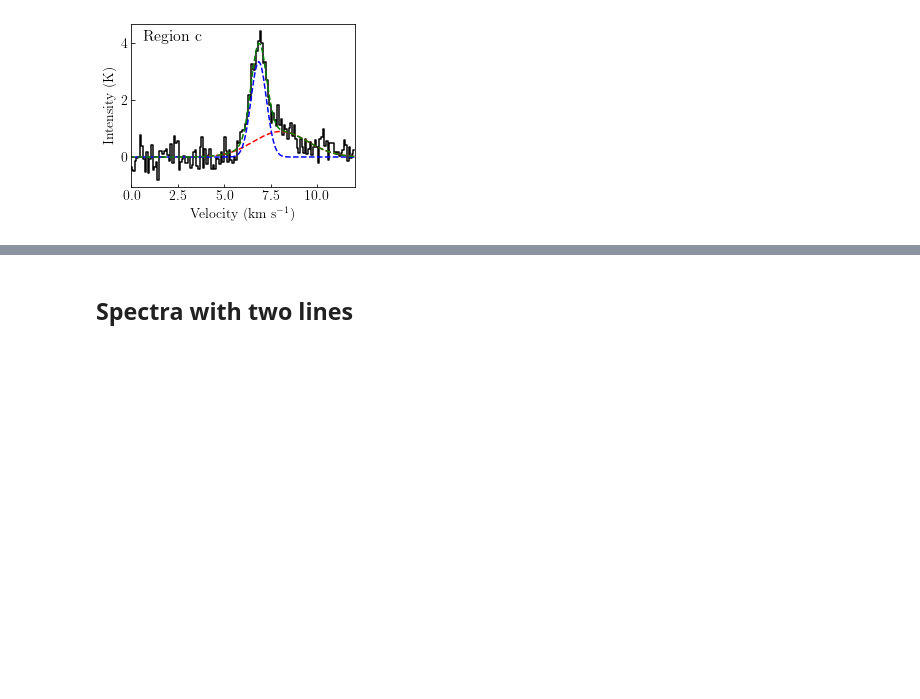
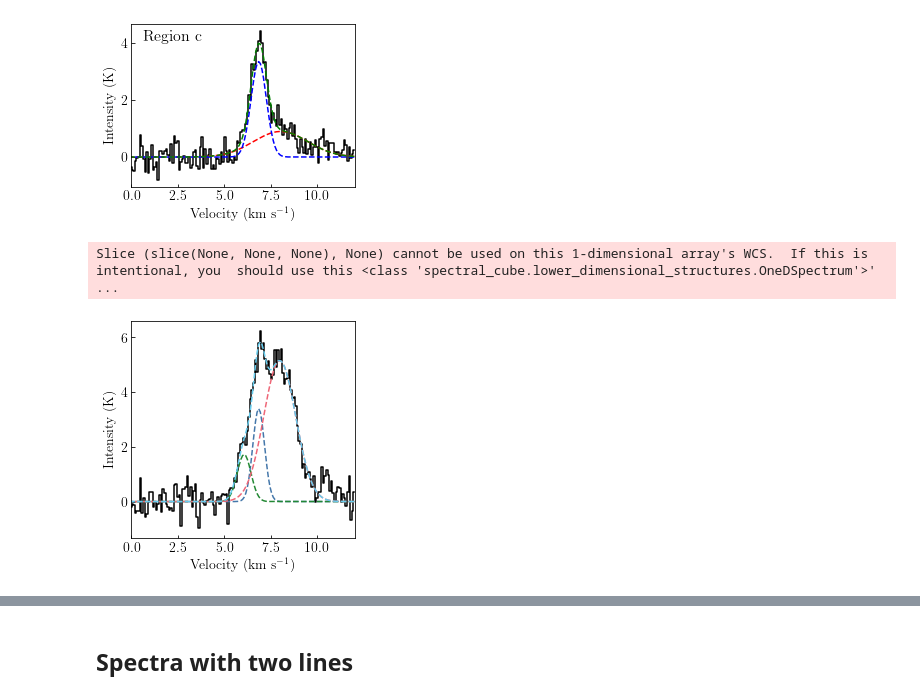
Before and after one commit to tere-valdivia/Per-emb-50_results, a Jupyter notebook: spectra_plot_from_reg.ipynb, the cells around one changed output, grey strips where cells are left out. Drawn from its saved outputs; the diff is of its cells as text; code cells hidden in the pictures; blank space fills up the shorter version.

```diff
--- a/spectra_plot_from_reg.ipynb
+++ b/spectra_plot_from_reg.ipynb
@@ -77,10 +80,15 @@ def get_spectra(cube, position, velstart, velend):
     return velocities, intensities
 
 def get_parameters_spectra(paramcube, position, header):
+    '''
+    This function returns all the contents in the cube along the spectra.
+    This means it returns errors as well if the paramscube includes them
+    '''
     cubewcs = WCS(header)
     ra, dec = cubewcs.celestial.all_world2pix(position[0], position[1], 0)
     params = paramcube[:, int(dec), int(ra)]
     return params
+
 
 def plotSpectras(fig, position, fitsfiles, labels, colors, regionlabel, phasecenter, subplots=111, xlims=None, ylims=None, saving=False, specname=''):
     deltas = phasecent-position
@@ -225,3 +234,47 @@ Slice (slice(None, None, None), None) cannot be used on this 1-dimensional array
 [figure]
 [figure]
 [figure]
+# %%
+# Plot with fit 3G
+# Here we plot from positions in the sky, not from regions
+
+saveaction = 1
+folder = 'SO_55_44/CDconfigsmall/gaussian_fit_123G_fitcube2g/'
+cubefile = folder+'Per-emb-50_CD_l009l048_uvsub_SO_multi_small'
+savefile = cubefile+'_sample_3G_streamer_34_25.pdf'
+velstart = 0
+velend = 12
+cube, beamarea, restref = loadCube(cubefile+'_fitcube2g.fits')
+paramscube = fits.getdata(cubefile + '_3G_fitparams_aicres.fits')
+header = cube.header
+wcscel = WCS(header).celestial
+phasecent = np.array([header['ra'], header['dec']])
+# x, y = wcscel.all_world2pix([52.2811874],[31.3641355],0)
+# spectra = cube[:,int(y[0]),int(x[0])]
+position = [52.2820102,31.3656540]
+
+vel, spec = get_spectra(cube, position, velstart, velend)
+params = get_parameters_spectra(paramscube, position, header)
+
+spec = spec.to(u.K)
+
+params = get_parameters_spectra(paramscube, position, header)
+g1 = models.Gaussian1D(amplitude=params[0], mean=params[1], stddev=params[2])
+g2 = models.Gaussian1D(amplitude=params[3], mean=params[4], stddev=params[5])
+g3 = models.Gaussian1D(amplitude=params[6], mean=params[7], stddev=params[8])
+
+fig = plt.figure(figsize=(4,4))
+ax = fig.add_subplot(111)
+ax.plot(vel, spec, drawstyle='steps-mid', color='k')
+ax.plot(vel, g1(vel.value), color='#4477aa', linestyle='dashed')
+ax.plot(vel, g2(vel.value), color='#228833', linestyle='dashed')
+ax.plot(vel, g3(vel.value), color='#ee6677', linestyle='dashed')
+ax.plot(vel, g1(vel.value)+g2(vel.value)+g3(vel.value), color='#66ccee', linestyle='dashed')
+ax.set_xlabel(r'Velocity (km s$^{-1}$)')
+ax.set_ylabel('Intensity (K)')
+ax.set_xlim([velstart, velend])
+if saveaction:
+  fig.savefig(savefile, dpi=300, bbox_inches='tight')
+# %% [output]
+Slice (slice(None, None, None), None) cannot be used on this 1-dimensional array's WCS.  If this is intentional, you  should use this <class 'spectral_cube.lower_dimensional_structures.OneDSpectrum'>' ...
+[figure, added]
```
Also changed, not shown: parts of 5 cells of this notebook, 24 other files.
